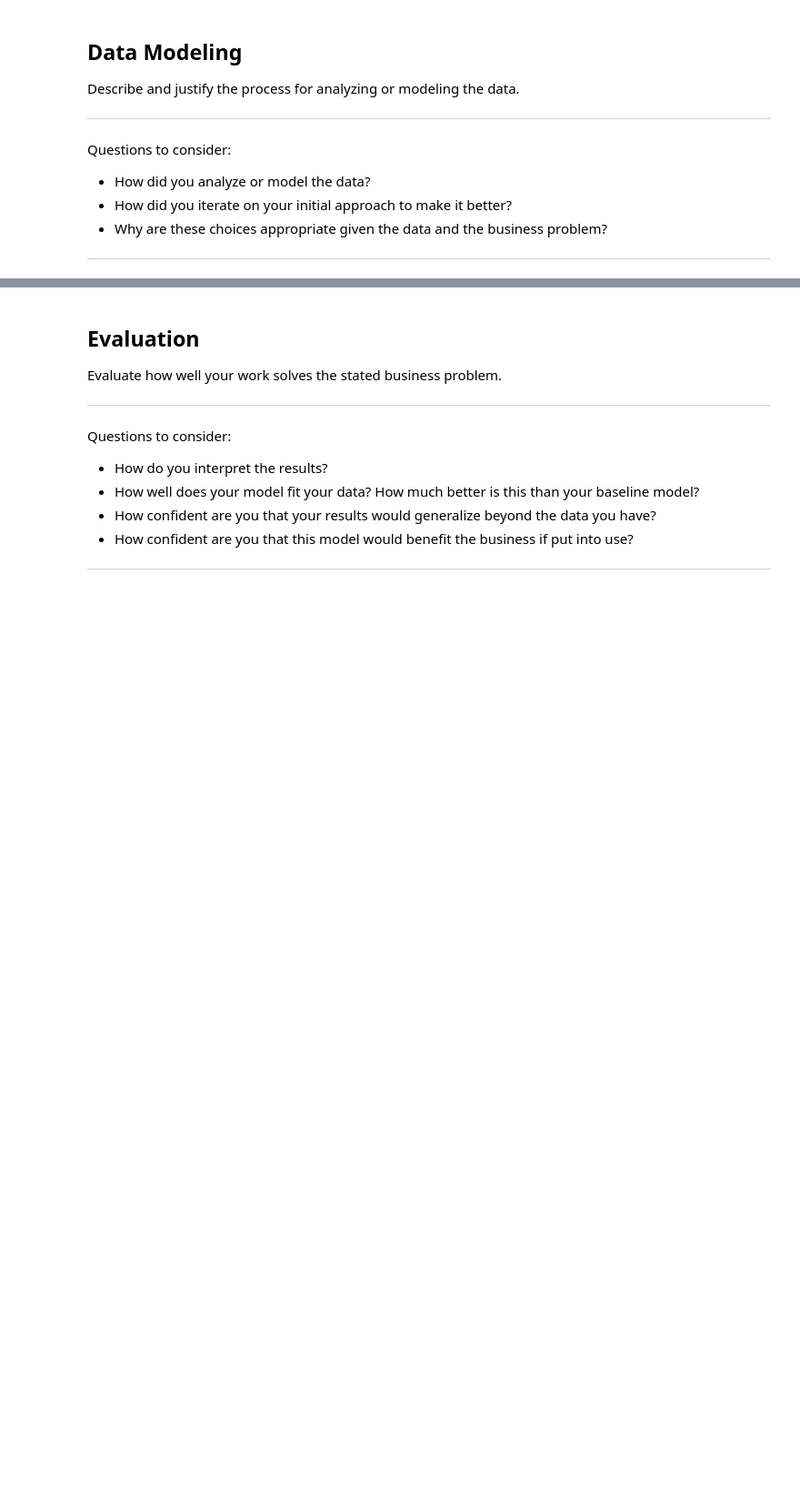
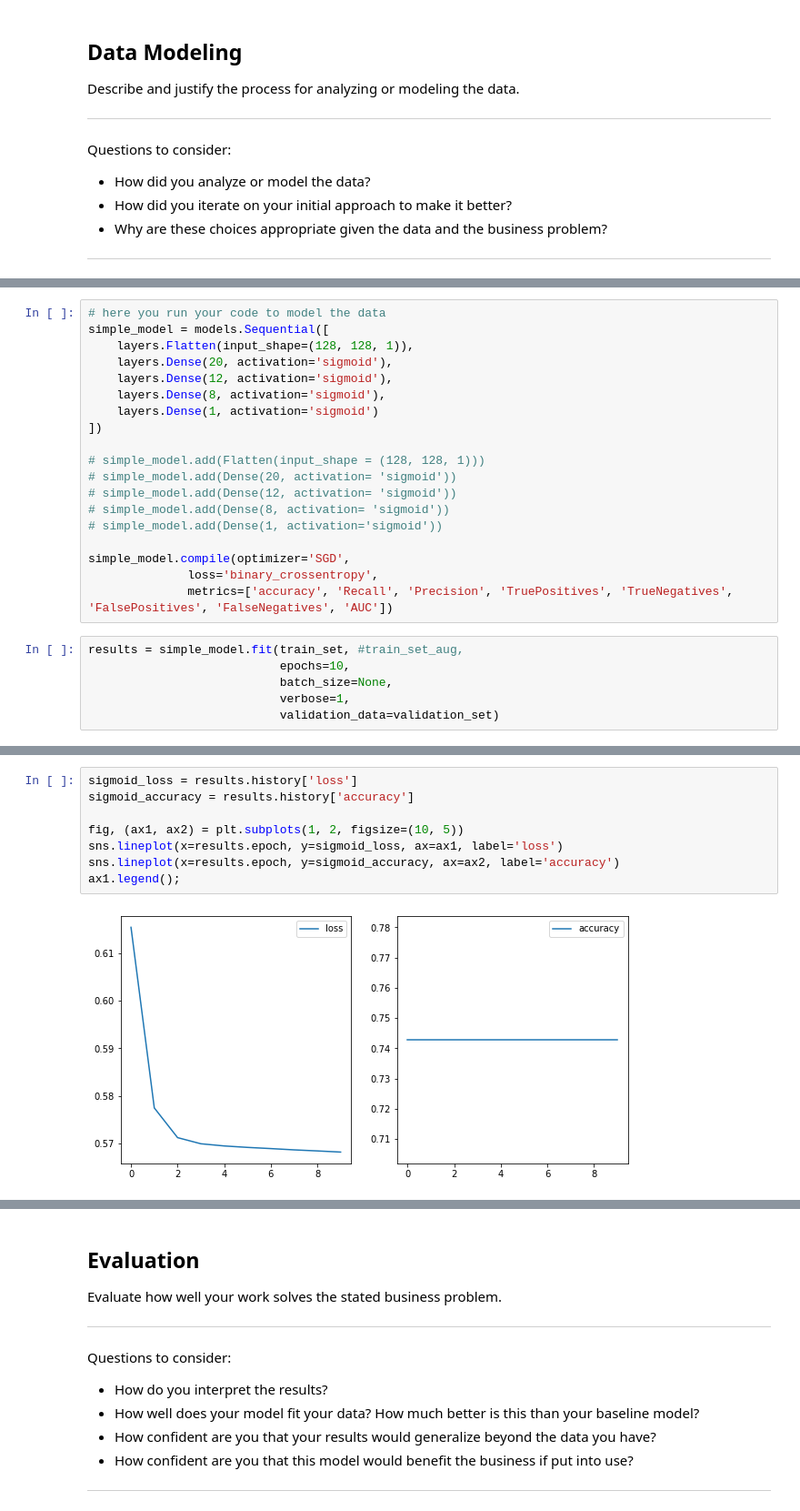
Before and after one commit to Meir-Alelov/Deep_Learning_Pneumonia_Detection, a Jupyter notebook: notebooks/greg_working_notebook.ipynb, the cells around one changed output, grey strips where cells are left out. Shown at 91% size. Drawn from its saved outputs; the diff is of its cells as text; blank space fills up the shorter version.

```diff
--- a/notebooks/greg_working_notebook.ipynb
+++ b/notebooks/greg_working_notebook.ipynb
@@ -114,0 +185,25 @@ Questions to consider:
+# %%
+# here you run your code to model the data
+simple_model = models.Sequential([
+    layers.Flatten(input_shape=(128, 128, 1)),
+    layers.Dense(20, activation='sigmoid'),
+    layers.Dense(12, activation='sigmoid'),
+    layers.Dense(8, activation='sigmoid'),
+    layers.Dense(1, activation='sigmoid')
+])
+
+# simple_model.add(Flatten(input_shape = (128, 128, 1)))
+# simple_model.add(Dense(20, activation= 'sigmoid'))
+# simple_model.add(Dense(12, activation= 'sigmoid'))
+# simple_model.add(Dense(8, activation= 'sigmoid'))
+# simple_model.add(Dense(1, activation='sigmoid'))
+
+simple_model.compile(optimizer='SGD',
+              loss='binary_crossentropy',
+              metrics=['accuracy', 'Recall', 'Precision', 'TruePositives', 'TrueNegatives', 'FalsePositives', 'FalseNegatives', 'AUC'])
+# %%
+results = simple_model.fit(train_set, #train_set_aug,
+                           epochs=10,
+                           batch_size=None,
+                           verbose=1,
+                           validation_data=validation_set)
@@ -114,0 +231,10 @@ Questions to consider:
+# %%
+sigmoid_loss = results.history['loss']
+sigmoid_accuracy = results.history['accuracy']
+
+fig, (ax1, ax2) = plt.subplots(1, 2, figsize=(10, 5))
+sns.lineplot(x=results.epoch, y=sigmoid_loss, ax=ax1, label='loss')
+sns.lineplot(x=results.epoch, y=sigmoid_accuracy, ax=ax2, label='accuracy')
+ax1.legend();
+# %% [output]
+[figure, added]
```
Also changed, not shown: parts of 20 cells of this notebook.
